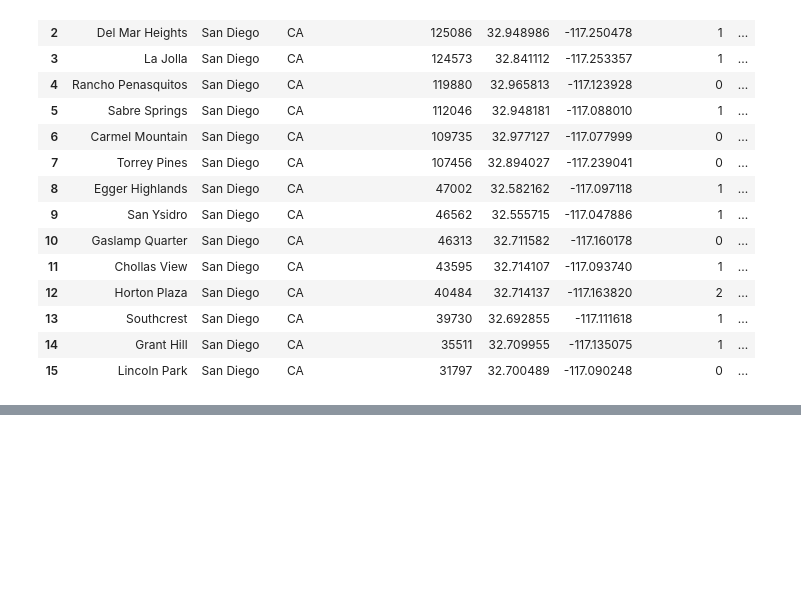
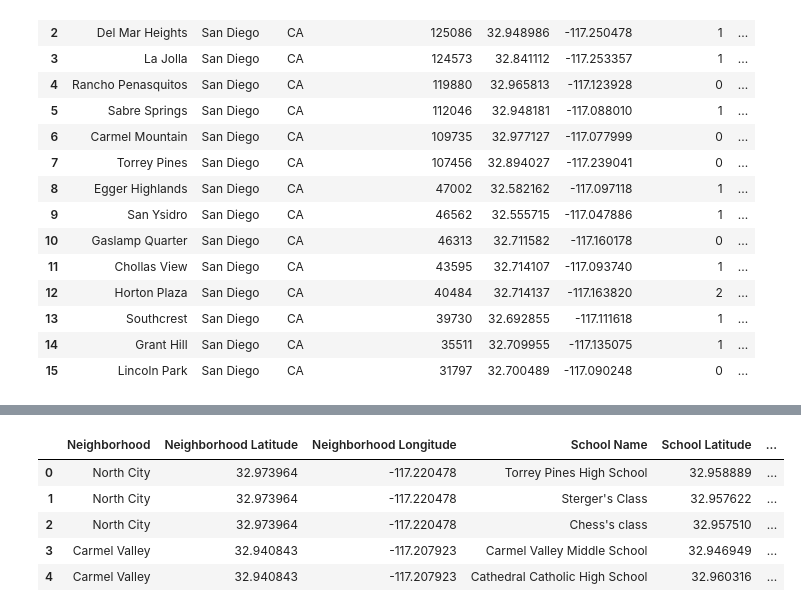
Before and after one commit to Yara1994/Analysis-of-San-Diego-Neighborhoods, a Jupyter notebook: City_info.ipynb, the cells around one changed output, grey strips where cells are left out. Cells and saved outputs as stored; diff of their text form; code cells hidden in the pictures; blank space fills up the shorter version.

```diff
--- a/City_info.ipynb
+++ b/City_info.ipynb
@@ -1180,0 +1219,10 @@ final_richest_and_poorest_neighborhoods_df
+# %%
+all_neighborhoods_schools = pd.concat([richest_neighborhoods_schools, poorest_neighborhoods_schools]).reset_index(drop = True)
+all_neighborhoods_schools.head()
+# %% [output]
+|  | Neighborhood | Neighborhood Latitude | Neighborhood Longitude | School Name | School Latitude | ... |
+| 0 | North City | 32.973964 | -117.220478 | Torrey Pines High School | 32.958889 | ... |
+| 1 | North City | 32.973964 | -117.220478 | Sterger's Class | 32.957622 | ... |
+| 2 | North City | 32.973964 | -117.220478 | Chess's class | 32.957510 | ... |
+| 3 | Carmel Valley | 32.940843 | -117.207923 | Carmel Valley Middle School | 32.946949 | ... |
+| 4 | Carmel Valley | 32.940843 | -117.207923 | Cathedral Catholic High School | 32.960316 | ... |
```
Also changed, not shown: parts of 17 cells of this notebook.
